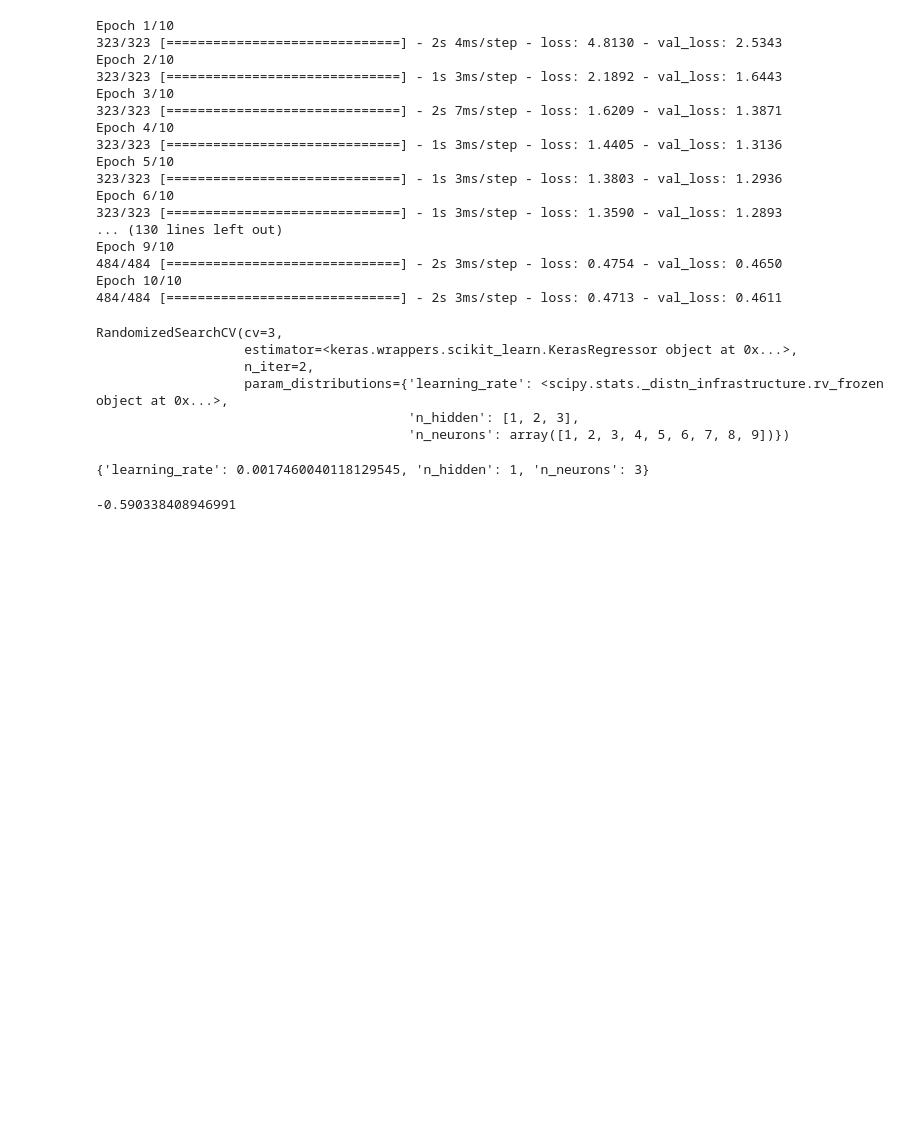
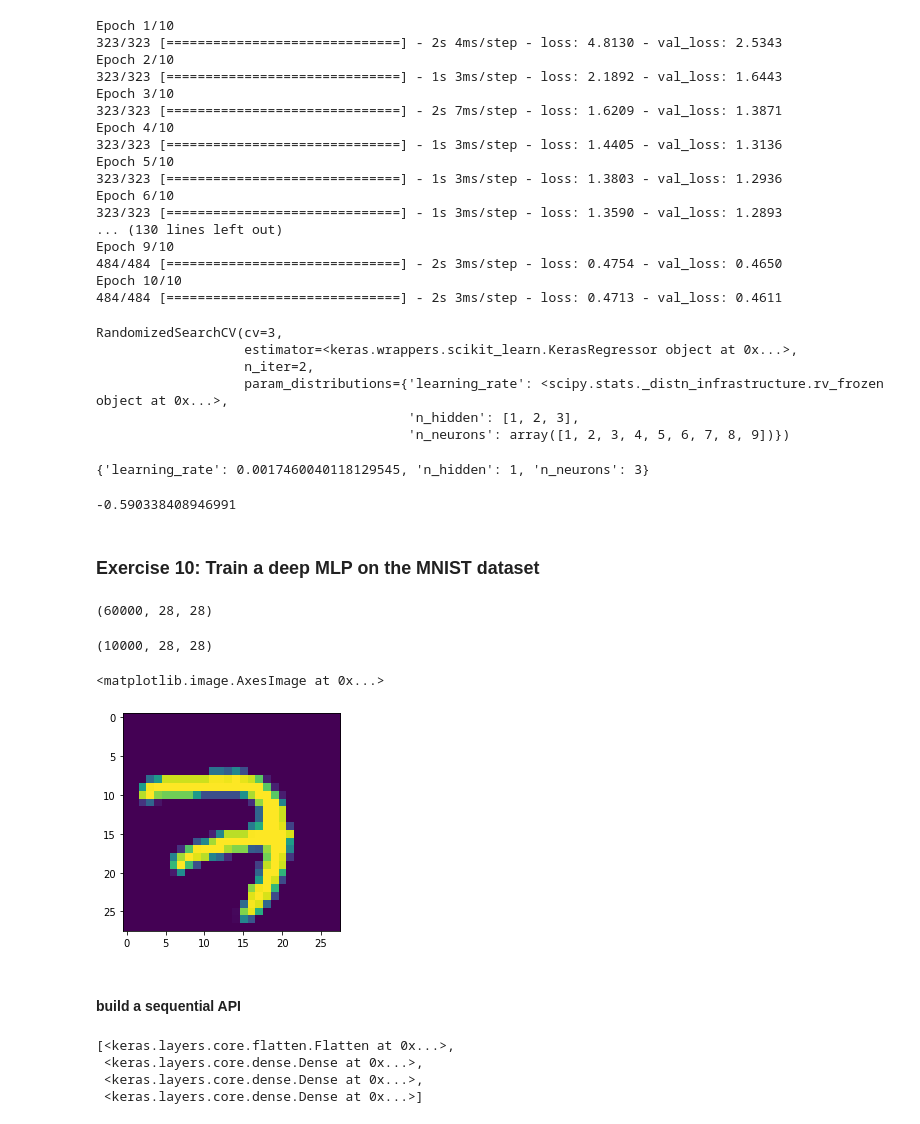
Before and after one commit to jinglingxing/Hands-on-Machine-Learning-with-Scikit-Learn-and-Tensorflow, a Jupyter notebook: 10-intro of Keras.ipynb, the cells around one changed output. Drawn from its saved outputs; the diff is of its cells as text; code cells hidden in the pictures; blank space fills up the shorter version.

```diff
--- a/10-intro of Keras.ipynb
+++ b/10-intro of Keras.ipynb
@@ -704,3 +703,26 @@ rnd_search_cv.best_score_
 -0.590338408946991
 # %%
 model = rnd_search_cv.best_estimator_.model
+# %% [markdown]
+### Exercise 10: Train a deep MLP on the MNIST dataset
+# %%
+(X_train_full, y_train_full), (X_test, y_test) = keras.datasets.mnist.load_data()
+# %%
+X_train_full.shape
+# %% [output]
+(60000, 28, 28)
+# %%
+X_test.shape
+# %% [output]
+(10000, 28, 28)
+# %%
+X_valid, X_train = X_train_full[:5000] / 255., X_train_full[5000:] / 255.
+y_valid, y_train = y_train_full[:5000], y_train_full[5000:]
+X_test = X_test / 255.
+# %%
+plt.imshow(X_train[0])
+# %% [output]
+<matplotlib.image.AxesImage at 0x...>
+[figure, added]
+# %% [markdown]
+#### build a sequential API
@@ -706,0 +739,7 @@ model = rnd_search_cv.best_estimator_.model
+# %%
+model.layers
+# %% [output]
+[<keras.layers.core.flatten.Flatten at 0x...>,
+ <keras.layers.core.dense.Dense at 0x...>,
+ <keras.layers.core.dense.Dense at 0x...>,
+ <keras.layers.core.dense.Dense at 0x...>]
```
Also changed, not shown: parts of 20 cells of this notebook, 8 other files.
